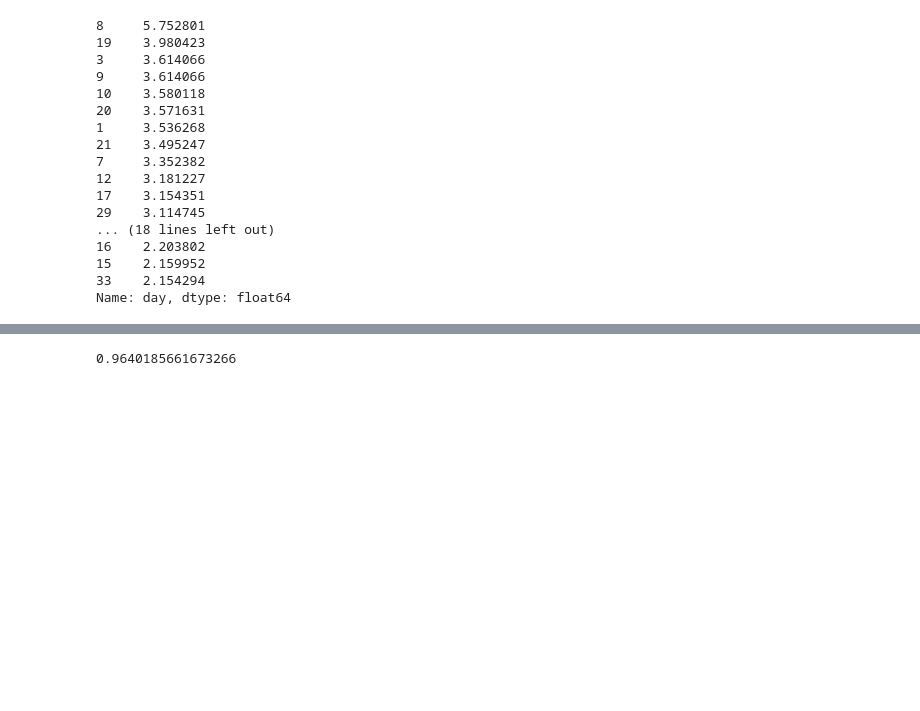
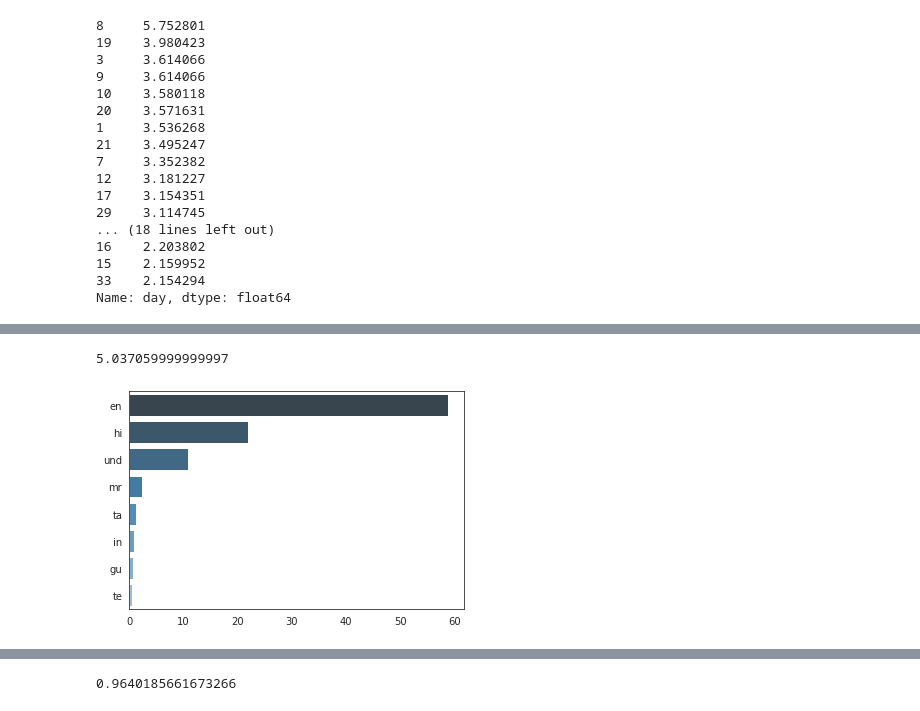
Before and after one commit to ShubhangiSoni1603/Sentimental_analysis_twitter_IN, a Jupyter notebook: Untitled3.ipynb, the cells around one changed output, grey strips where cells are left out. Cells and saved outputs as stored; diff of their text form; code cells hidden in the pictures; blank space fills up the shorter version.

```diff
--- a/Untitled3.ipynb
+++ b/Untitled3.ipynb
@@ -253,0 +248,4 @@ plt.show()
+# %%
+languagespoken = dat["lang"].value_counts()
+top8langs = (languagespoken/languagespoken.sum()*100).head(8)
+top8langs
@@ -253,0 +262,9 @@ plt.show()
+# %%
+100 - (58.868960+21.825846+10.744597+2.281600+1.241937)
+# %% [output]
+5.037059999999997
+# %%
+sns.barplot(x = top8langs.values,y=top8langs.index,palette="Blues_d")
+plt.show()
+# %% [output]
+[figure, added]
```
Also changed, not shown: parts of 15 cells of this notebook.
